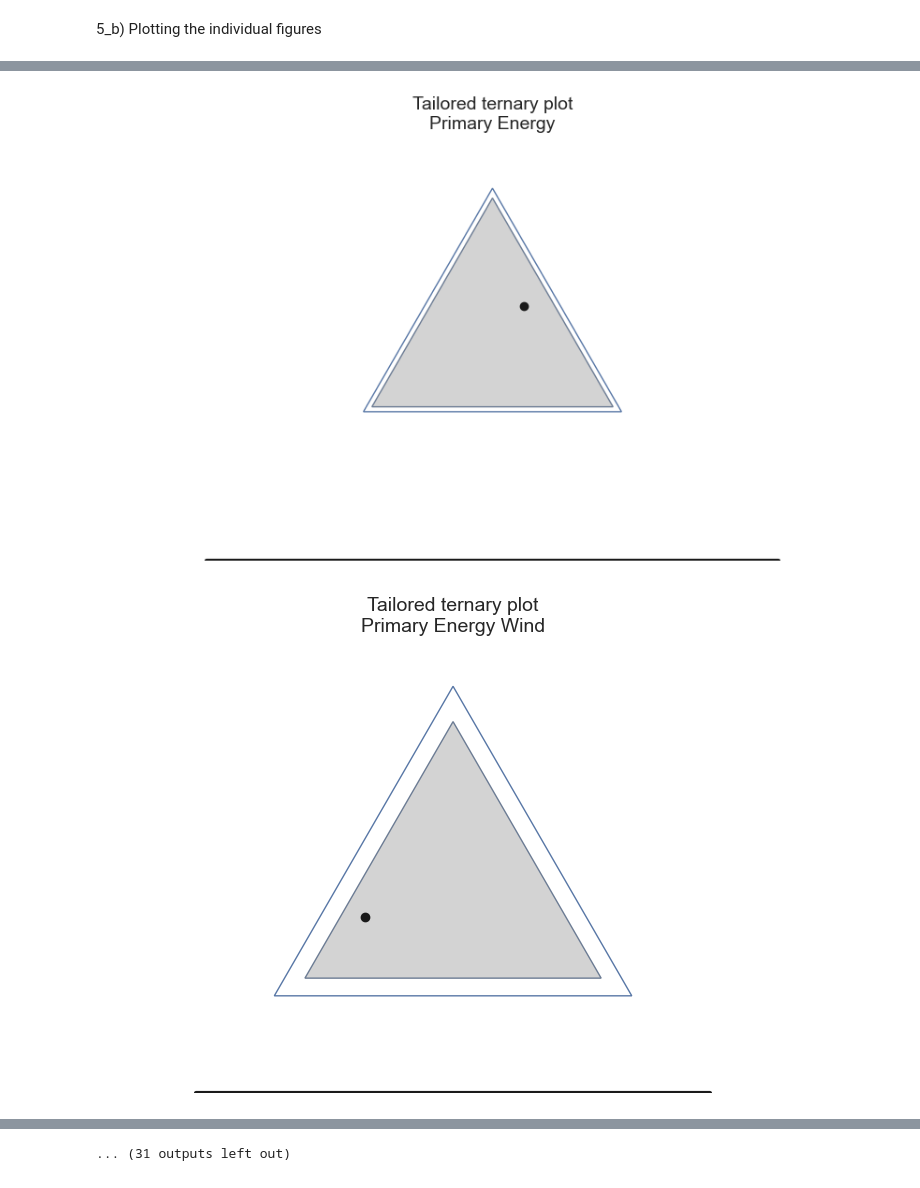
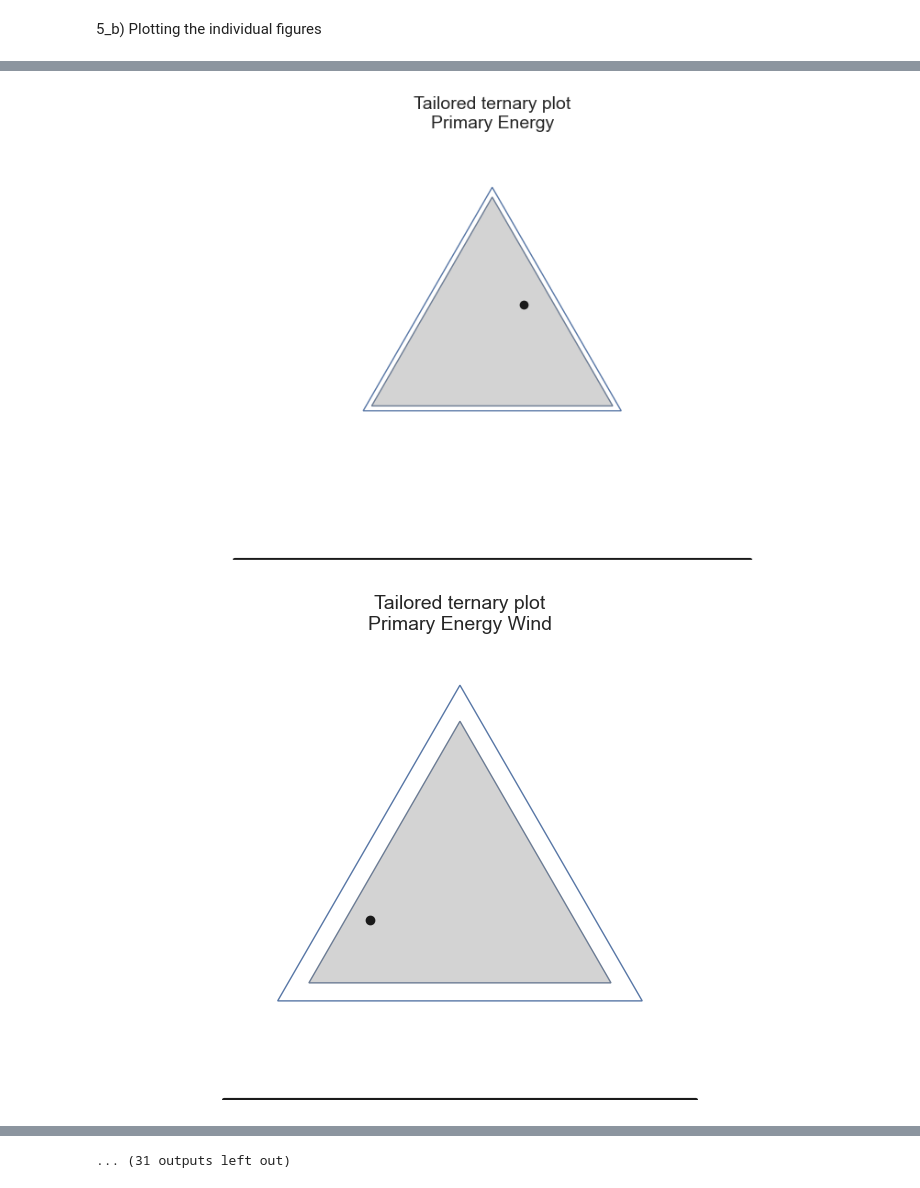
Before and after one commit to AlKhourdajie/SSPs_decomposition, a Jupyter notebook: 03_ternary_plots/03_b_ternary_plots_Figs_3_5_9_11.ipynb, the cells around one changed output, grey strips where cells are left out. Cells and saved outputs as stored; diff of their text form; code cells hidden in the pictures.

Commit message:
Finalising ternary plots

```diff
--- a/03_ternary_plots/03_b_ternary_plots_Figs_3_5_9_11.ipynb
+++ b/03_ternary_plots/03_b_ternary_plots_Figs_3_5_9_11.ipynb
@@ -795,37 +794,34 @@ for variable in df_all_2060['Variable'].unique():
                                       [df_variable['X_outer_right'], df_variable['Y_outer_base']],
                                       [df_variable['X_outer_top'], df_variable['Y_outer_top']]], closed=True, fill=None, edgecolor='#5877a6')
     ax.add_patch(outer_triangle)
 
     # Plot the inner triangle, shaded in grey
     inner_triangle = patches.Polygon([[df_variable['X_inner_left'], df_variable['Y_inner_base']],
                                     [df_variable['X_inner_right'], df_variable['Y_inner_base']],
                                     [df_variable['X_inner_top'], df_variable['Y_inner_top']]], closed=True,
                                     fill=True, facecolor='lightgrey', edgecolor='#6c7c94')
     ax.add_patch(inner_triangle)
 
 
     # Plot the data point
     ax.plot(df_variable['X_data_point'], df_variable['Y_data_point'], 'ko')
 
-    # Plot the base line using the unit length, from 13% to 87% of the axis length
-    ax.plot([0.13 * axis_length, 0.87 * axis_length], [0, 0], 'k-', linewidth=3)
+    # Plot the base line using the unit length, from ~16% to ~83% of the axis length
+    ax.plot([0.16667 * axis_length, 0.83333 * axis_length], [0, 0], 'k-', linewidth=3)
 
     # Set the aspect of the plot to be equal
     ax.set_aspect('equal')
 
     # Remove the axis from the final display
     ax.axis('off')
 
     # Limit the plot to the triangle size
     ax.set_xlim([0, axis_length])
     ax.set_ylim([0, df_variable['Y_outer_top'] + 0.1])
 
-    # Set the title
     ax.set_title('Tailored ternary plot\n{}'.format(variable), fontsize=14, ha='center')
-
-    # Show the plot
     plt.savefig(f'Tailored ternary plot for {variable}.png')
     plt.show()
 # %% [output]
-[figure, old version]
+[figure, new version]
-[figure, old version]
+[figure, new version]
```
Also changed, not shown: parts of 2 cells of this notebook, 47 other files.
